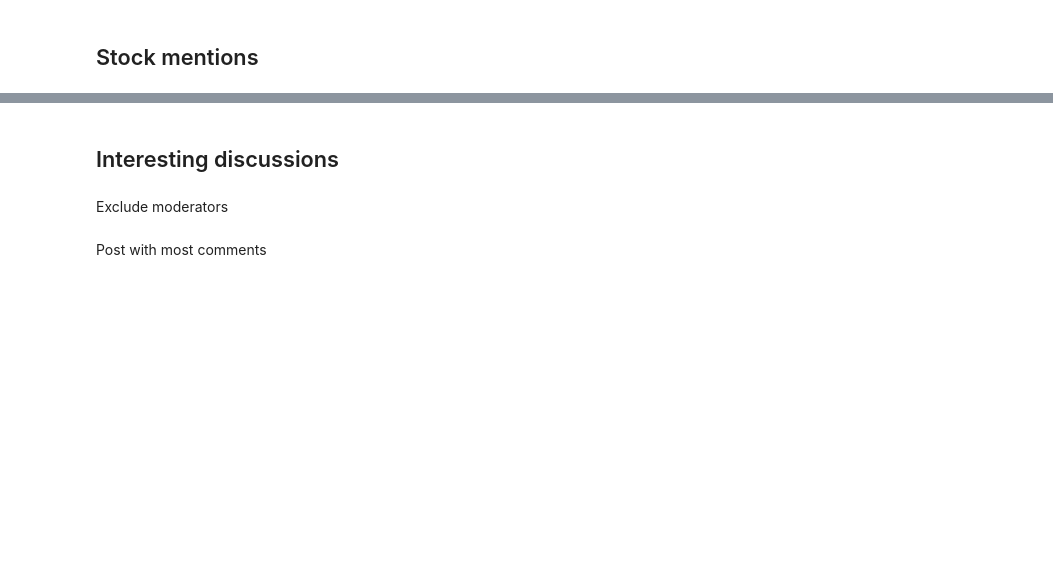
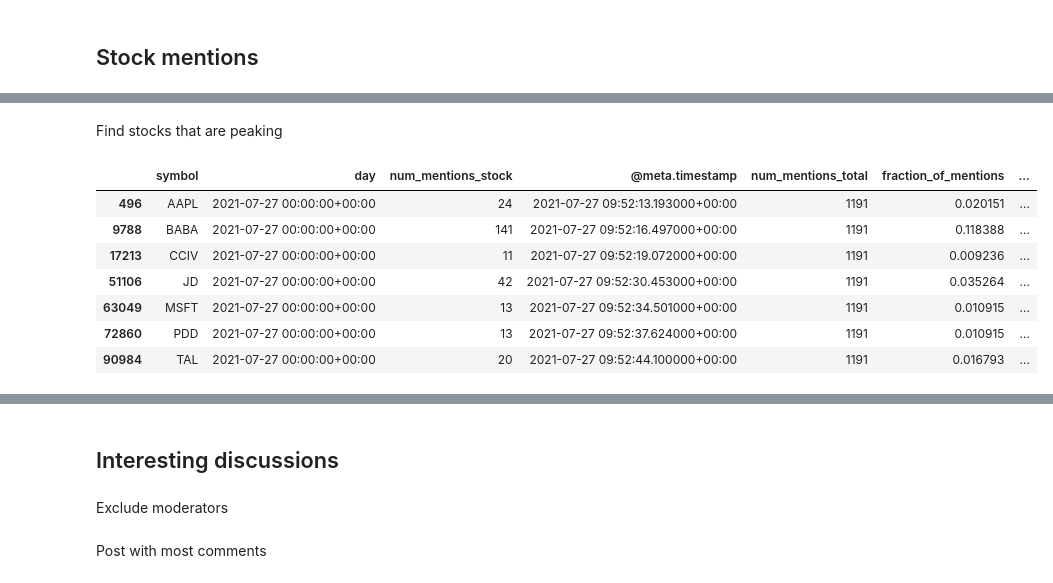
Before and after one commit to beneath-hq/beneath, a Jupyter notebook: examples/wallstreetbets-analytics/explore/explore.ipynb, the cells around one changed output, grey strips where cells are left out. Drawn from its saved outputs; the diff is of its cells as text; code cells hidden in the pictures; blank space fills up the shorter version.

```diff
--- a/examples/wallstreetbets-analytics/explore/explore.ipynb
+++ b/examples/wallstreetbets-analytics/explore/explore.ipynb
@@ -57,0 +40,32 @@ top_symbols_month = top_symbols_month_df['symbol'][:100]
+# %%
+# filter out blacklist
+mentions = mentions[~mentions['symbol'].isin(BLACKLIST)]
+
+# get the fraction of all mentions in the day (important to do this after applying the blacklist)
+total_daily_mentions = mentions.groupby('day')['num_mentions'].sum().reset_index()
+mentions = mentions \
+    .merge(total_daily_mentions, on="day", suffixes=('_stock', '_total')) \
+    .sort_values(['symbol','day'])
+mentions['fraction_of_mentions'] = mentions['num_mentions_stock'] / mentions['num_mentions_total']
+mentions['fraction_of_mentions_MA'] = mentions.groupby('symbol')['fraction_of_mentions'] \
+                                    .transform(lambda x: x.rolling(window=7, min_periods=1).mean())
+
+# get the date of peak popularity
+symbol_peaks = mentions.loc[mentions.groupby(['symbol'])["fraction_of_mentions_MA"].idxmax()][['symbol', 'day']] \
+    .rename(columns={'day': 'date_of_peak_popularity'})
+mentions = mentions.merge(symbol_peaks, on='symbol')
+mentions['days_from_peak'] = (mentions['day'] - mentions['date_of_peak_popularity']).dt.days
+
+# keep track of the top symbols
+top_symbols_alltime_df = mentions \
+    .groupby('symbol')['num_mentions_stock'] \
+    .sum() \
+    .reset_index() \
+    .sort_values('num_mentions_stock', ascending=False)
+top_symbols_alltime = top_symbols_alltime_df['symbol'][:100]
+top_symbols_month_df = mentions.loc[mentions['day'].dt.month == 7] \
+    .groupby('symbol')['num_mentions_stock'] \
+    .sum() \
+    .reset_index() \
+    .sort_values('num_mentions_stock', ascending=False)
+top_symbols_month = top_symbols_month_df['symbol'][:100]
@@ -216,0 +188,16 @@ tmp2.head()
+# %% [markdown]
+Find stocks that are peaking
+# %%
+# JD, BABA, TAL, PDD
+mentions.loc[(mentions['day'] == "2021-07-27") &
+             (mentions['days_from_peak'] < 10) &
+             (mentions['num_mentions_stock'] > 10) ]
+# %% [output]
+|  | symbol | day | num_mentions_stock | @meta.timestamp | num_mentions_total | fraction_of_mentions | ... |
+| 496 | AAPL | 2021-07-27 00:00:00+00:00 | 24 | 2021-07-27 09:52:13.193000+00:00 | 1191 | 0.020151 | ... |
+| 9788 | BABA | 2021-07-27 00:00:00+00:00 | 141 | 2021-07-27 09:52:16.497000+00:00 | 1191 | 0.118388 | ... |
+| 17213 | CCIV | 2021-07-27 00:00:00+00:00 | 11 | 2021-07-27 09:52:19.072000+00:00 | 1191 | 0.009236 | ... |
+| 51106 | JD | 2021-07-27 00:00:00+00:00 | 42 | 2021-07-27 09:52:30.453000+00:00 | 1191 | 0.035264 | ... |
+| 63049 | MSFT | 2021-07-27 00:00:00+00:00 | 13 | 2021-07-27 09:52:34.501000+00:00 | 1191 | 0.010915 | ... |
+| 72860 | PDD | 2021-07-27 00:00:00+00:00 | 13 | 2021-07-27 09:52:37.624000+00:00 | 1191 | 0.010915 | ... |
+| 90984 | TAL | 2021-07-27 00:00:00+00:00 | 20 | 2021-07-27 09:52:44.100000+00:00 | 1191 | 0.016793 | ... |
```
Also changed, not shown: parts of 30 cells of this notebook.
